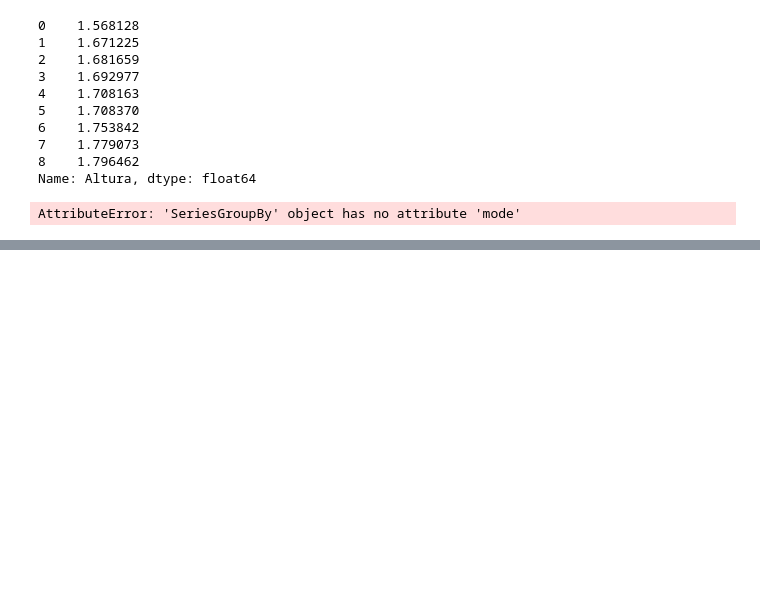
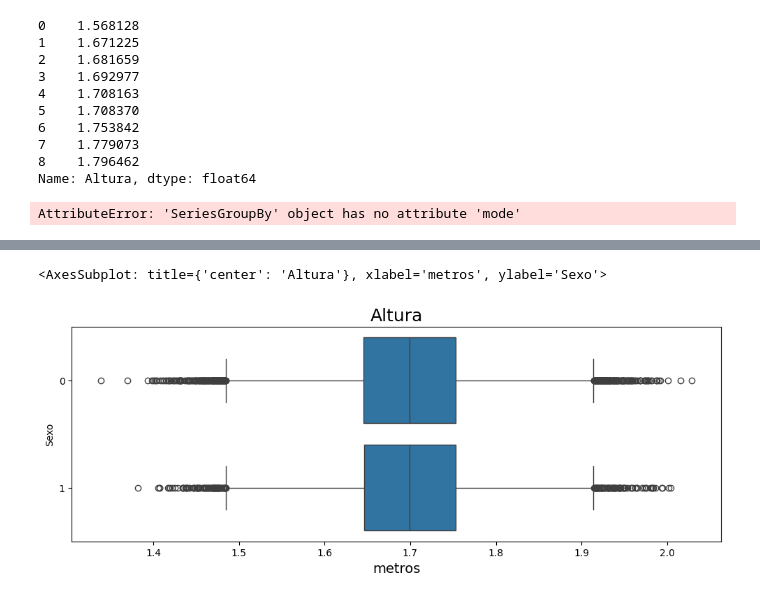
Before and after one commit to Jhlc1/estadistica_python, a Jupyter notebook: Estadistica_1.ipynb, the cells around one changed output, grey strips where cells are left out. Drawn from its saved outputs; the diff is of its cells as text; code cells hidden in the pictures; blank space fills up the shorter version.

```diff
--- a/Estadistica_1.ipynb
+++ b/Estadistica_1.ipynb
@@ -304,0 +345,4 @@ AttributeError: 'SeriesGroupBy' object has no attribute 'mode'
+# %%
+#vemos los titulos de las columnas y elegimos 1 para plotear
+datos= pd.read_csv('base.csv')
+datos.head()
@@ -304,0 +368,16 @@ AttributeError: 'SeriesGroupBy' object has no attribute 'mode'
+# %%
+#boxplot
+#boxplot para renta
+
+import seaborn as sns
+
+ax= sns.boxplot(x='Altura', y='Sexo', data=datos, orient='h')     #datos del cual quiero un boxplot
+ax.figure.set_size_inches(12,4)                         #tamaño de la figura
+
+ax.set_title('Altura', fontsize=18)                     #titulo
+ax.set_xlabel('metros', fontsize=14)                    #xlabel
+
+ax
+# %% [output]
+<AxesSubplot: title={'center': 'Altura'}, xlabel='metros', ylabel='Sexo'>
+[figure, added]
```
Also changed, not shown: parts of 22 cells of this notebook, 4 other files.
